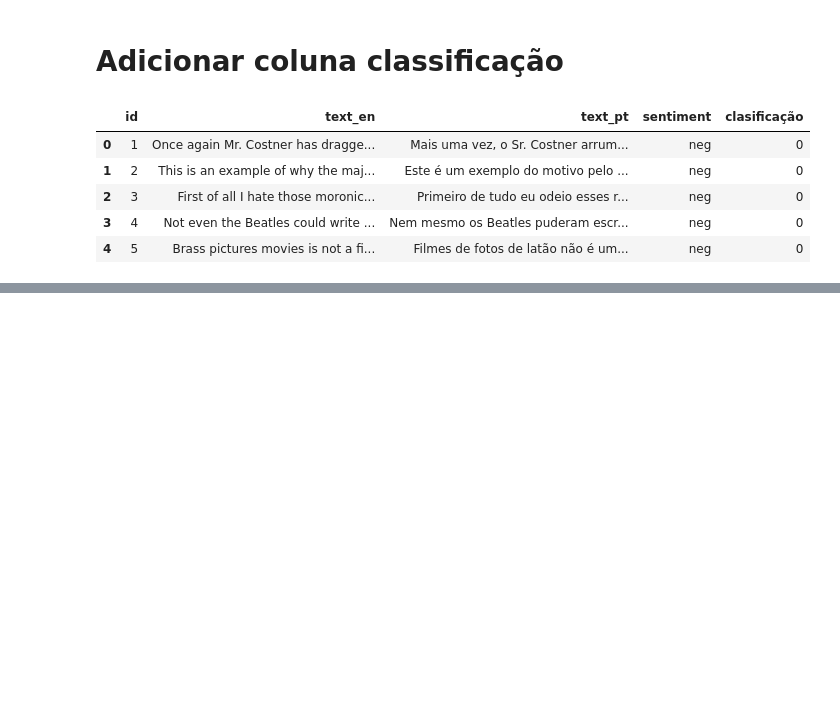
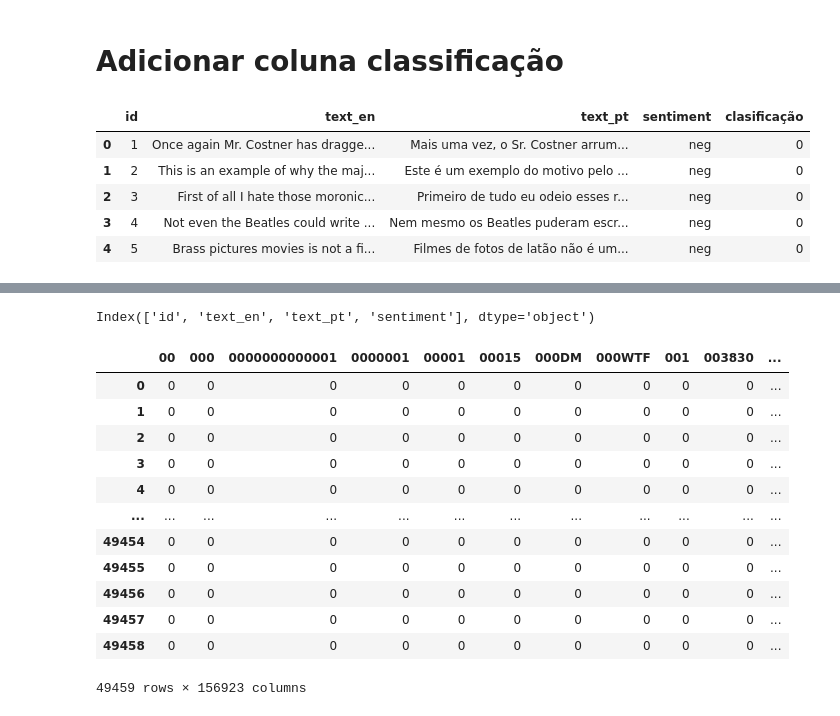
Before and after one commit to GuidoGuarda/machinelearning, a Jupyter notebook: ml_pln_03.ipynb, the cells around one changed output, grey strips where cells are left out. Saved outputs shown, nothing was run; the diff lists cells and outputs as text; code cells hidden in the pictures; blank space fills up the shorter version.

```diff
--- a/ml_pln_03.ipynb
+++ b/ml_pln_03.ipynb
@@ -418,0 +576,38 @@ df_resenhas.head()
+# %%
+import pandas as pd
+from sklearn.feature_extraction.text import CountVectorizer
+
+# Assuming 'text_pt' is the correct column name for your movie reviews
+# If the reviews are stored in a file, you need to load it into a pandas DataFrame first.
+df_resenhas = pd.read_csv("/content/imdb-pt-br.csv")
+
+# Check existing columns in df_resenhas
+print(df_resenhas.columns)
+
+# Replace 'text' with the actual column name 'text_pt' if it's different
+corpus = df_resenhas['text_pt'].tolist()
+
+# Continue with the rest of your code
+vetorizar = CountVectorizer(lowercase=False)
+bag_of_words = vetorizar.fit_transform(corpus)
+
+matriz_esparsa = pd.DataFrame.sparse.from_spmatrix(bag_of_words, columns=vetorizar.get_feature_names_out())
+# print(matriz_esparsa)
+# %% [output]
+Index(['id', 'text_en', 'text_pt', 'sentiment'], dtype='object')
+# %%
+matriz_esparsa
+# %% [output]
+|  | 00 | 000 | 0000000000001 | 0000001 | 00001 | 00015 | 000DM | 000WTF | 001 | 003830 | ... |
+| 0 | 0 | 0 | 0 | 0 | 0 | 0 | 0 | 0 | 0 | 0 | ... |
+| 1 | 0 | 0 | 0 | 0 | 0 | 0 | 0 | 0 | 0 | 0 | ... |
+| 2 | 0 | 0 | 0 | 0 | 0 | 0 | 0 | 0 | 0 | 0 | ... |
+| 3 | 0 | 0 | 0 | 0 | 0 | 0 | 0 | 0 | 0 | 0 | ... |
+| 4 | 0 | 0 | 0 | 0 | 0 | 0 | 0 | 0 | 0 | 0 | ... |
+| ... | ... | ... | ... | ... | ... | ... | ... | ... | ... | ... | ... |
+| 49454 | 0 | 0 | 0 | 0 | 0 | 0 | 0 | 0 | 0 | 0 | ... |
+| 49455 | 0 | 0 | 0 | 0 | 0 | 0 | 0 | 0 | 0 | 0 | ... |
+| 49456 | 0 | 0 | 0 | 0 | 0 | 0 | 0 | 0 | 0 | 0 | ... |
+| 49457 | 0 | 0 | 0 | 0 | 0 | 0 | 0 | 0 | 0 | 0 | ... |
+| 49458 | 0 | 0 | 0 | 0 | 0 | 0 | 0 | 0 | 0 | 0 | ... |
+49459 rows × 156923 columns
```
Also changed, not shown: parts of 17 cells of this notebook.
